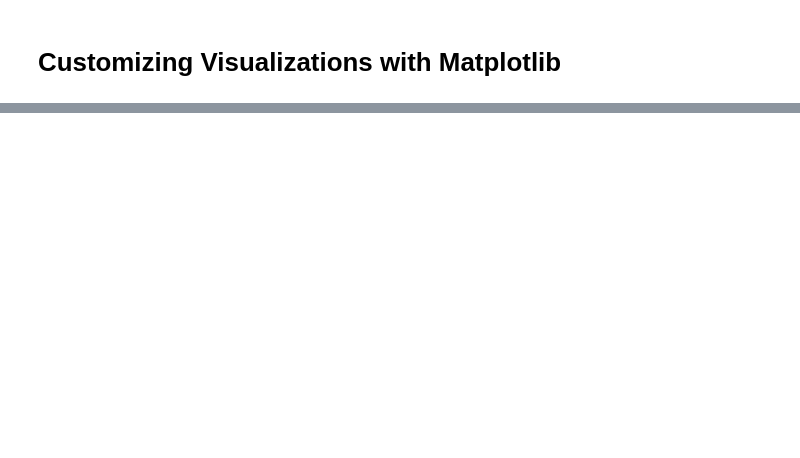
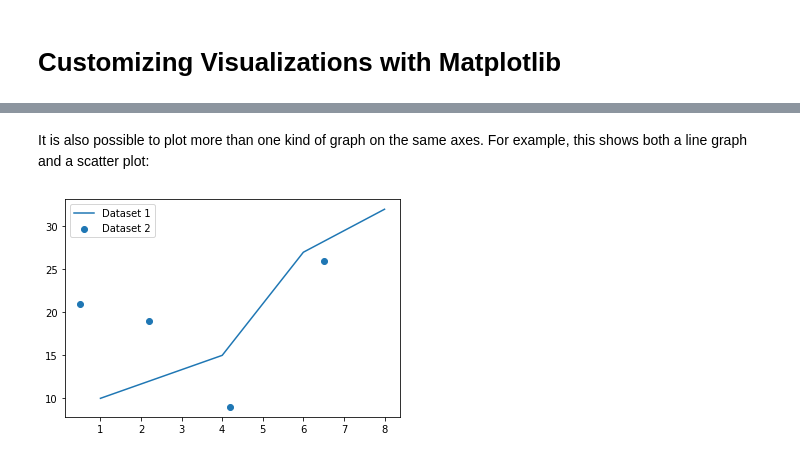
Before and after one commit to learn-co-curriculum/dsc-more-practice-with-matplotlib, a Jupyter notebook: index.ipynb, the cells around one changed output, grey strips where cells are left out. Saved outputs shown, nothing was run; the diff lists cells and outputs as text; code cells hidden in the pictures; blank space fills up the shorter version.

```diff
--- a/index.ipynb
+++ b/index.ipynb
@@ -307,0 +130,22 @@ This lesson provided you with some more experience with plotting in `matplotlib`
+# %% [markdown]
+It is also possible to plot more than one kind of graph on the same axes. For example, this shows both a line graph and a scatter plot:
+# %%
+# Create fake data
+x1 = [1, 4, 6, 8]
+y1 = [10, 15, 27, 32]
+x2 = [0.5, 2.2, 4.2, 6.5]
+y2 = [21, 19, 9, 26]
+
+# Create the plot
+fig, ax = plt.subplots()
+
+# Generate a line plot
+ax.plot(x1, y1)
+
+# Draw a scatter plot on same axes
+ax.scatter(x2, y2)
+
+# Add a legend
+ax.legend(["Dataset 1", "Dataset 2"]);
+# %% [output]
+[figure, added]
```
Also changed, not shown: parts of 69 cells of this notebook.
